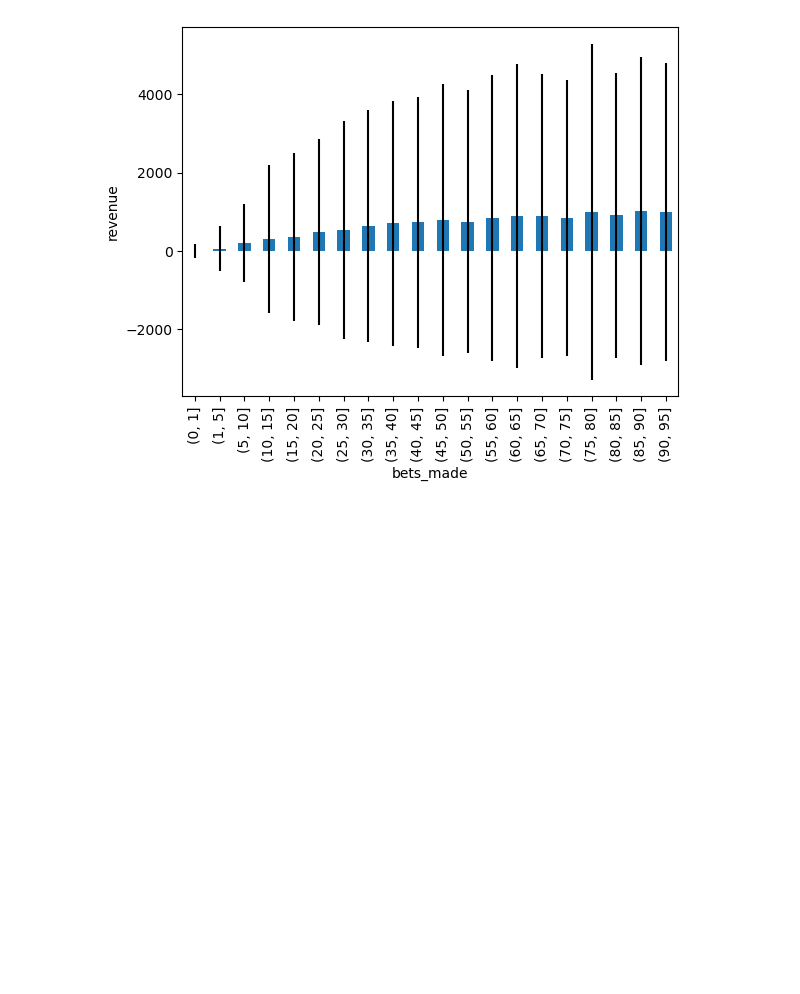
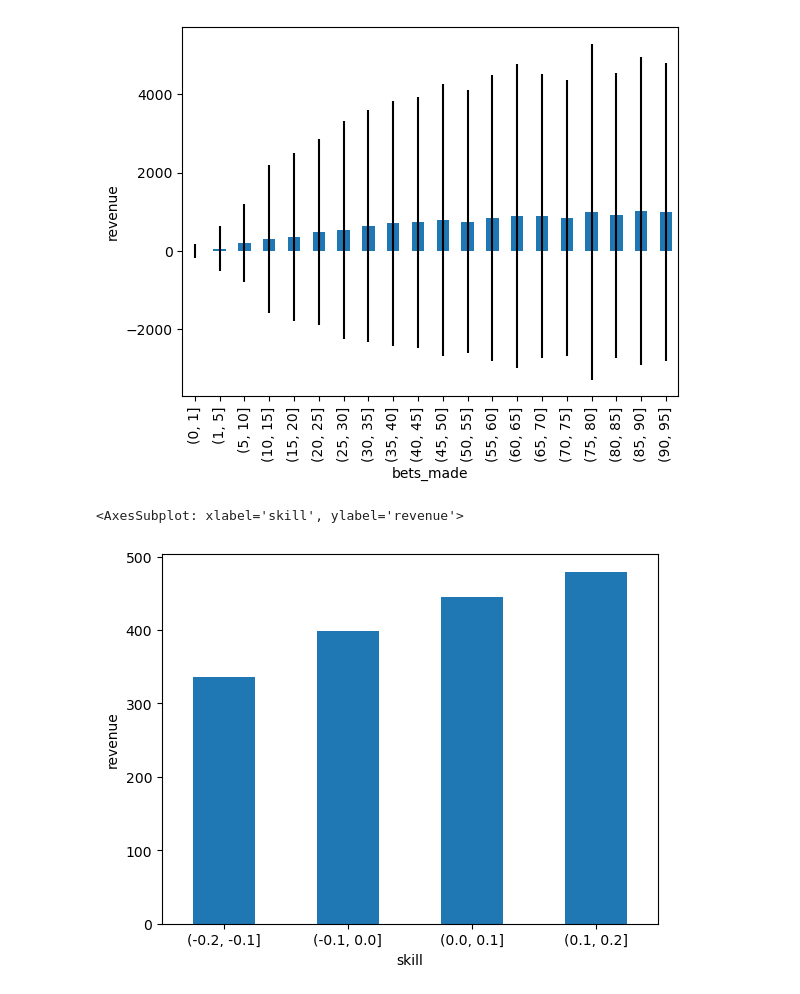
Before and after one commit to alecglen/betbook-sim, a Jupyter notebook: bb-sim.ipynb, the cells around one changed output. Drawn from its saved outputs; the diff is of its cells as text; code cells hidden in the pictures; blank space fills up the shorter version.

Commit message:
skill breakouts

```diff
--- a/bb-sim.ipynb
+++ b/bb-sim.ipynb
@@ -69,3 +69,15 @@ run_and_graph(minBalance=500, burn=3)
 run_and_graph(tracking='revenue')
 # %% [output]
 [figure]
+# %%
+results = pd.concat([summarize(sim(init_game()), i) for i in range(10000)])
+# %%
+# outlier_threshold = results.revenue.mean() + results.revenue.std() * 3
+# results = results[results.revenue < outlier_threshold]
+binned = pd.cut(results.skill, bins=list(i / 100 for i in range(-20, 25, 10)))
+grouping = results.groupby(binned)
+# grouping.revenue.median().plot(kind='bar', ylabel='revenue', yerr=1.385 * grouping.revenue.std())
+grouping.revenue.median().plot(kind='bar', ylabel='revenue', rot=0)
+# %% [output]
+<AxesSubplot: xlabel='skill', ylabel='revenue'>
+[figure, added]
```
Also changed, not shown: parts of 1 cell of this notebook, 1 other file.
